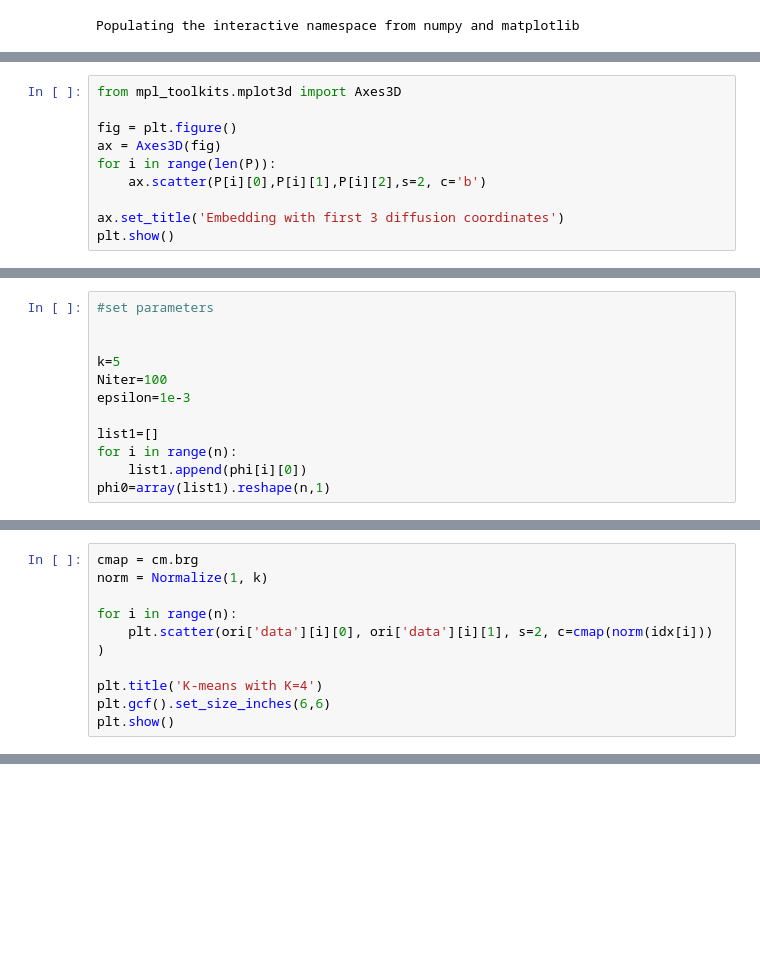
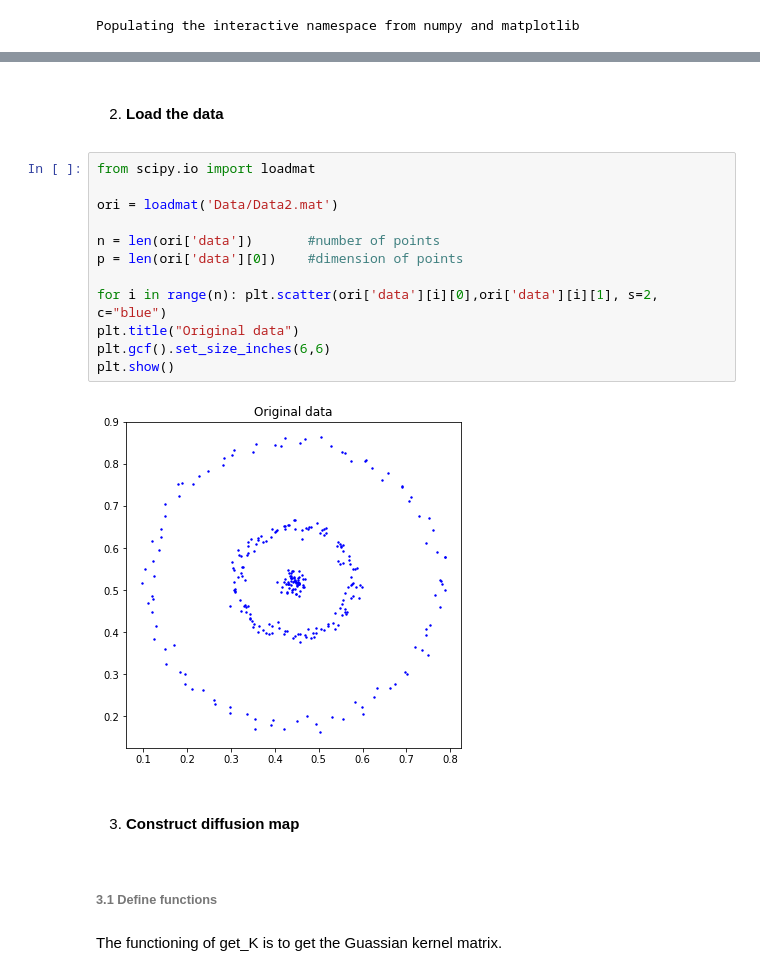
Before and after one commit to teshenglin/diffusion_maps, a Jupyter notebook: Diff_Map_ManorMethod.ipynb, the cells around one changed output, grey strips where cells are left out. Saved outputs shown, nothing was run; the diff lists cells and outputs as text; blank space fills up the shorter version.

```diff
--- a/Diff_Map_ManorMethod.ipynb
+++ b/Diff_Map_ManorMethod.ipynb
@@ -207,10 +80,0 @@ else:
-# %%
-from mpl_toolkits.mplot3d import Axes3D
-
-fig = plt.figure()
-ax = Axes3D(fig)
-for i in range(len(P)):
-    ax.scatter(P[i][0],P[i][1],P[i][2],s=2, c='b')
-
-ax.set_title('Embedding with first 3 diffusion coordinates')
-plt.show()
@@ -221,12 +80,0 @@ plt.show()
-# %%
-#set parameters
-
-
-k=5
-Niter=100
-epsilon=1e-3
-
-list1=[]
-for i in range(n):
-    list1.append(phi[i][0])
-phi0=array(list1).reshape(n,1)
@@ -366,10 +80,0 @@ idx, C, ERR, DX = diffusion_kmeans(P, k, phi0, Niter, epsilon)
-# %%
-cmap = cm.brg
-norm = Normalize(1, k)
-
-for i in range(n):
-    plt.scatter(ori['data'][i][0], ori['data'][i][1], s=2, c=cmap(norm(idx[i])) )
-
-plt.title('K-means with K=4')
-plt.gcf().set_size_inches(6,6)
-plt.show()
@@ -377,0 +81,22 @@ plt.show()
+# %% [markdown]
+2. #### Load the data
+# %%
+from scipy.io import loadmat
+
+ori = loadmat('Data/Data2.mat')
+
+n = len(ori['data'])       #number of points
+p = len(ori['data'][0])    #dimension of points
+
+for i in range(n): plt.scatter(ori['data'][i][0],ori['data'][i][1], s=2, c="blue")
+plt.title("Original data")
+plt.gcf().set_size_inches(6,6)
+plt.show()
+# %% [output]
+[figure, added]
+# %% [markdown]
+3. #### Construct diffusion map
+# %% [markdown]
+######  3.1 Define functions
+# %% [markdown]
+The functioning of get_K is to get the Guassian kernel matrix.
```
Also changed, not shown: parts of 53 cells of this notebook, 4 other files.
